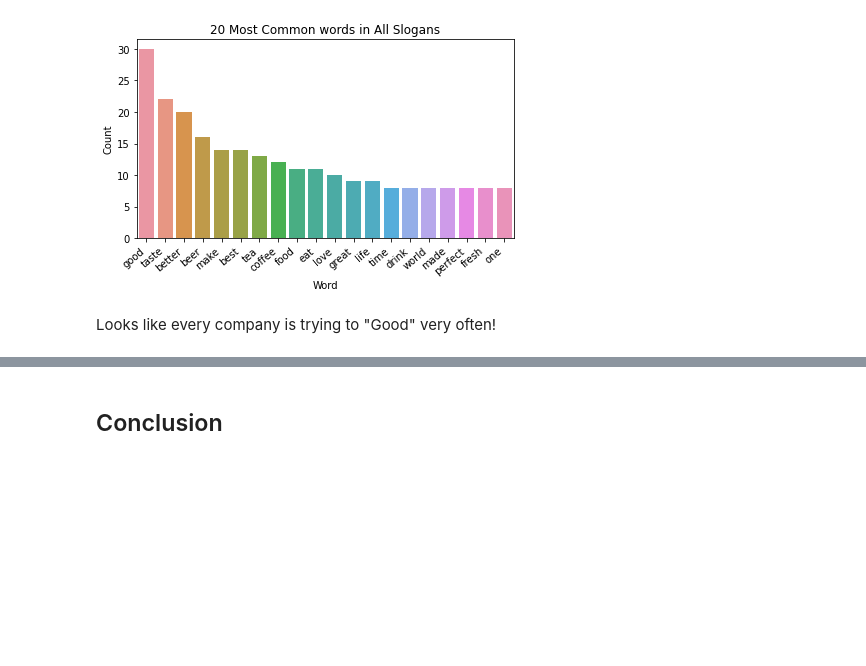
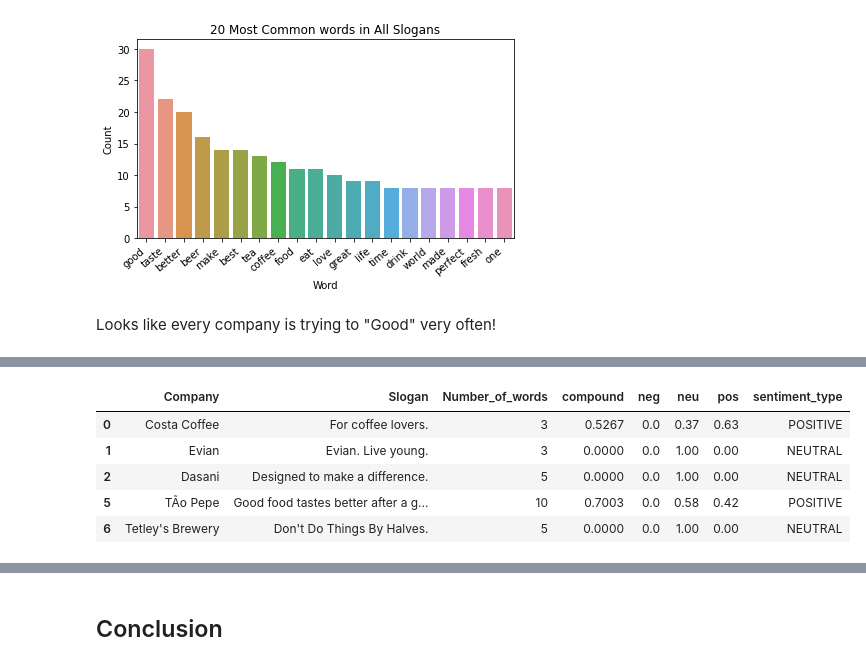
Before and after one commit to BlackCurrantDS/Data-Mining, a Jupyter notebook: starter_slogan_dataset_ffa80249_6.ipynb, the cells around one changed output, grey strips where cells are left out. Drawn from its saved outputs; the diff is of its cells as text; code cells hidden in the pictures; blank space fills up the shorter version.

```diff
--- a/starter_slogan_dataset_ffa80249_6.ipynb
+++ b/starter_slogan_dataset_ffa80249_6.ipynb
@@ -278,0 +307,9 @@ Looks like every company is trying to "Good" very often!
+# %%
+df.head(5)
+# %% [output]
+|  | Company | Slogan | Number_of_words | compound | neg | neu | pos | sentiment_type |
+| 0 | Costa Coffee | For coffee lovers. | 3 | 0.5267 | 0.0 | 0.37 | 0.63 | POSITIVE |
+| 1 | Evian | Evian. Live young. | 3 | 0.0000 | 0.0 | 1.00 | 0.00 | NEUTRAL |
+| 2 | Dasani | Designed to make a difference. | 5 | 0.0000 | 0.0 | 1.00 | 0.00 | NEUTRAL |
+| 5 | TÃ­o Pepe | Good food tastes better after a g... | 10 | 0.7003 | 0.0 | 0.58 | 0.42 | POSITIVE |
+| 6 | Tetley's Brewery | Don't Do Things By Halves. | 5 | 0.0000 | 0.0 | 1.00 | 0.00 | NEUTRAL |
```
Also changed, not shown: parts of 10 cells of this notebook.
